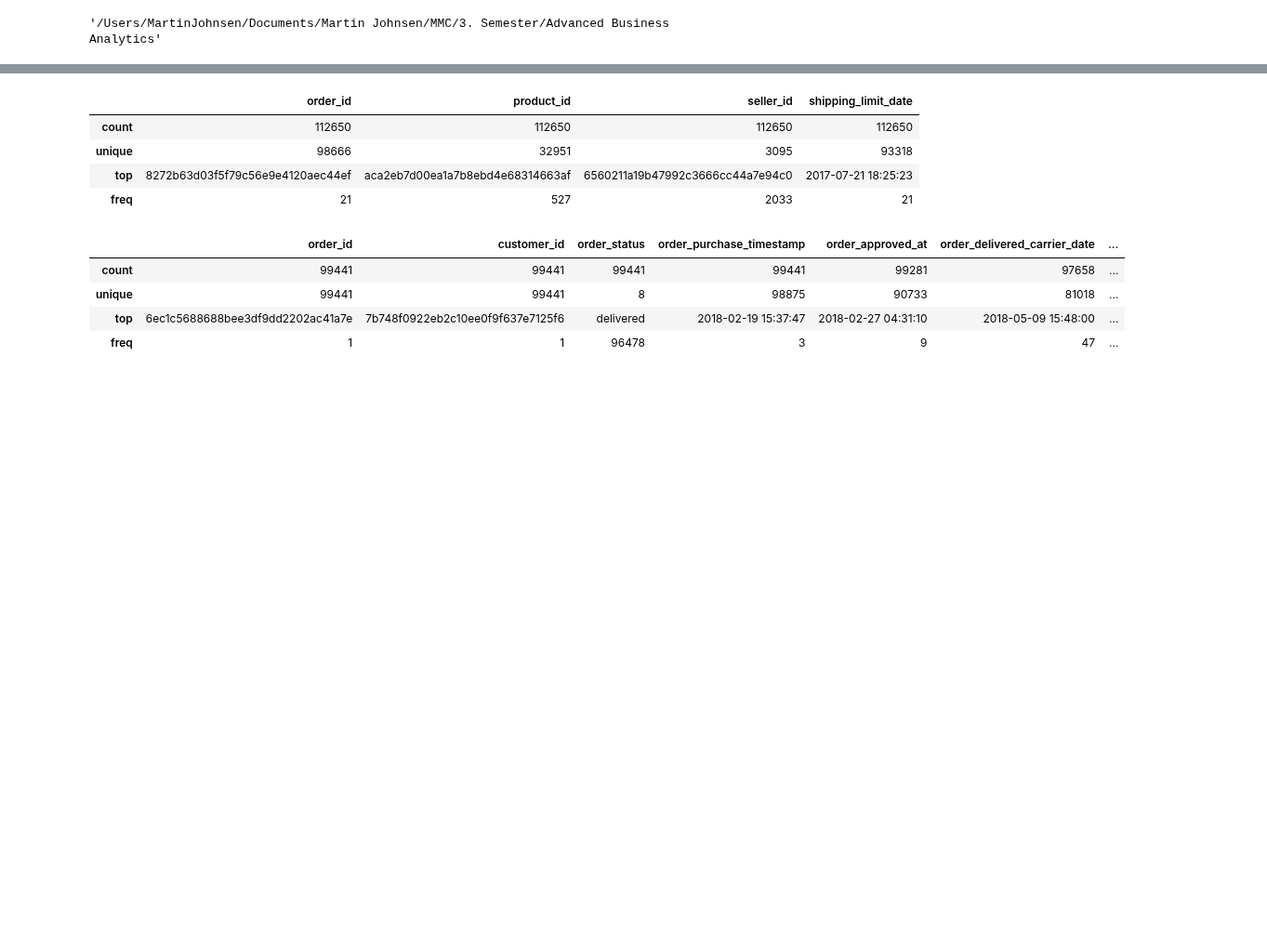
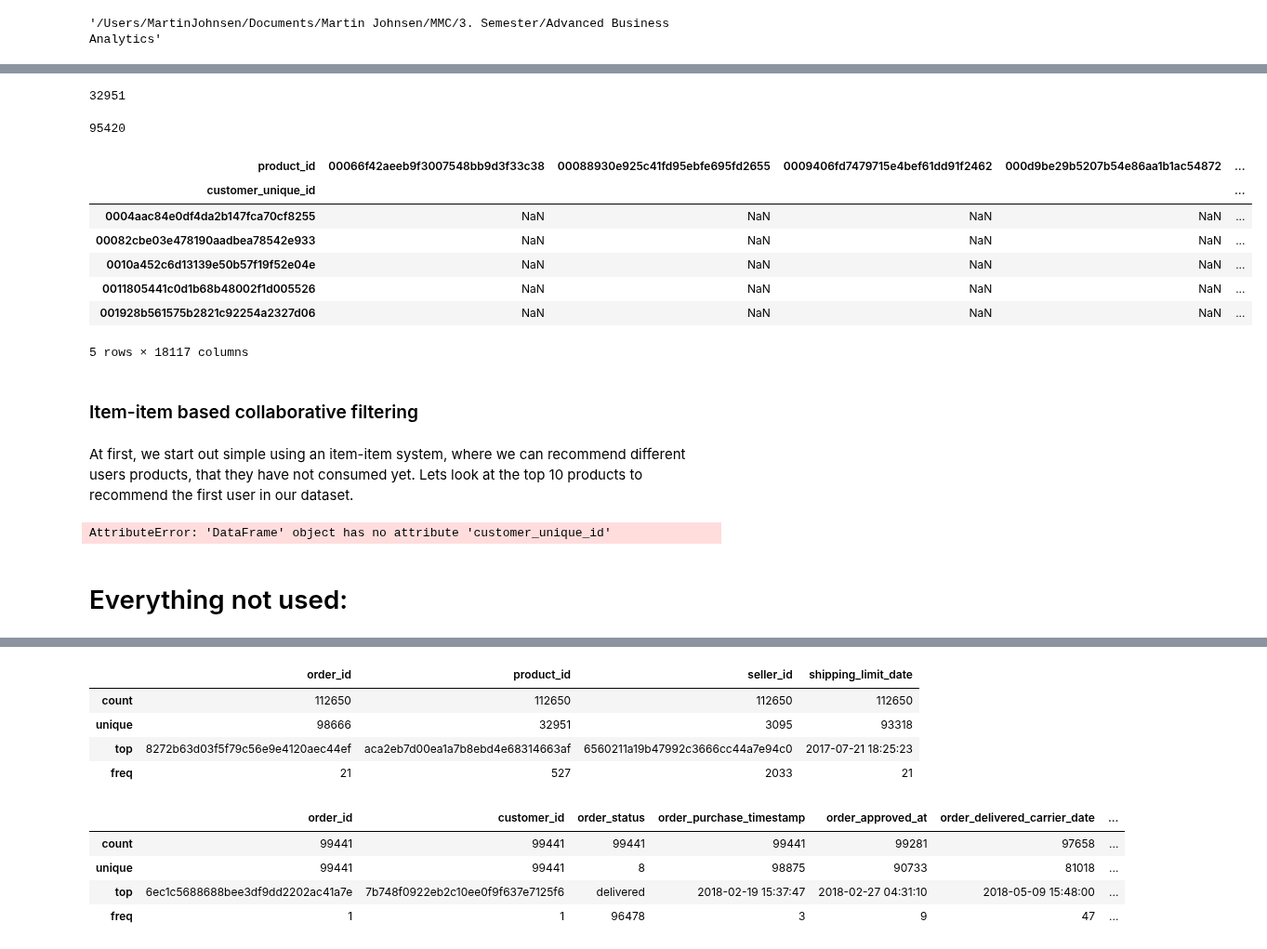
Before and after one commit to MotzWanted/Business_Analytics_Olist, a Jupyter notebook: phase2/Pahse2_recommender_systems.ipynb, the cells around one changed output, grey strips where cells are left out. Shown at 93% size. Cells and saved outputs as stored; diff of their text form; code cells hidden in the pictures; blank space fills up the shorter version.

Commit message:
updates to recommender systems

```diff
--- a/phase2/Pahse2_recommender_systems.ipynb
+++ b/phase2/Pahse2_recommender_systems.ipynb
@@ -29,0 +303,48 @@ df_products.head()
+# %%
+len(item_review.product_id.unique())
+# %% [output]
+32951
+# %%
+len(item_review.customer_unique_id.unique())
+# %% [output]
+95420
+# %%
+#Creating a dataframe that will contain how many reviews each product has
+pp = item_review.groupby("product_id")["review_score"].count().sort_values()
+ppdf = pd.DataFrame(pp)
+ppdf.head()
+# %%
+#Creating a dataframe which only contain products that has more than 1 review
+ppdf_small = ppdf[ppdf.review_score>1]
+len(ppdf_small)
+# %%
+#Filtering the products with only 1 review out if the main dataframe
+products = list(ppdf_small.index)
+item_review_s = item_review[~item_review['product_id'].isin(products)]
+len(item_review_s)
+# %%
+#Creating a pivot table, which has unique customers in the rows, product id's in the columns and review score as
+# values
+dfr = item_review_s.pivot(index= "customer_unique_id", columns= "product_id", values="review_score")
+dfr.shape
+# %%
+dfr.head()
+# %% [output]
+| product_id | 00066f42aeeb9f3007548bb9d3f33c38 | 00088930e925c41fd95ebfe695fd2655 | 0009406fd7479715e4bef61dd91f2462 | 000d9be29b5207b54e86aa1b1ac54872 | ... |
+| customer_unique_id |  |  |  |  | ... |
+| 0004aac84e0df4da2b147fca70cf8255 | NaN | NaN | NaN | NaN | ... |
+| 00082cbe03e478190aadbea78542e933 | NaN | NaN | NaN | NaN | ... |
+| 0010a452c6d13139e50b57f19f52e04e | NaN | NaN | NaN | NaN | ... |
+| 0011805441c0d1b68b48002f1d005526 | NaN | NaN | NaN | NaN | ... |
+| 001928b561575b2821c92254a2327d06 | NaN | NaN | NaN | NaN | ... |
+5 rows × 18117 columns
+# %% [markdown]
+### Item-item based collaborative filtering
+# %% [markdown]
+At first, we start out simple using an item-item system, where we can recommend different users products, that they have not consumed yet. Lets look at the top 10 products to recommend the first user in our dataset.
+# %%
+user = dfr.customer_unique_id.iloc[0]
+# %% [output]
+AttributeError: 'DataFrame' object has no attribute 'customer_unique_id'
+# %% [markdown]
+# Everything not used:
```
Also changed, not shown: parts of 52 cells of this notebook, 1 other file.
